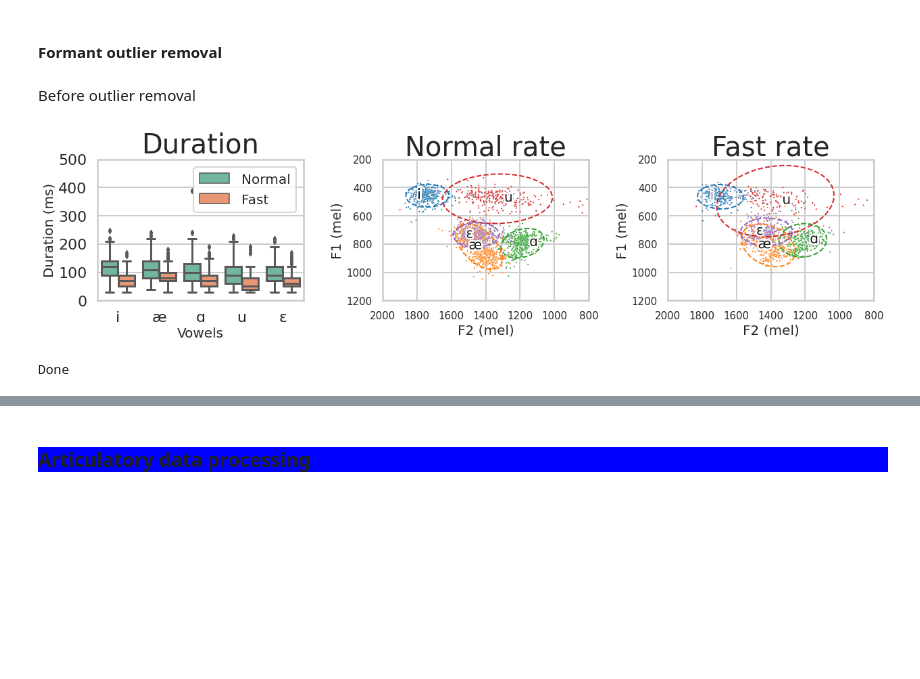
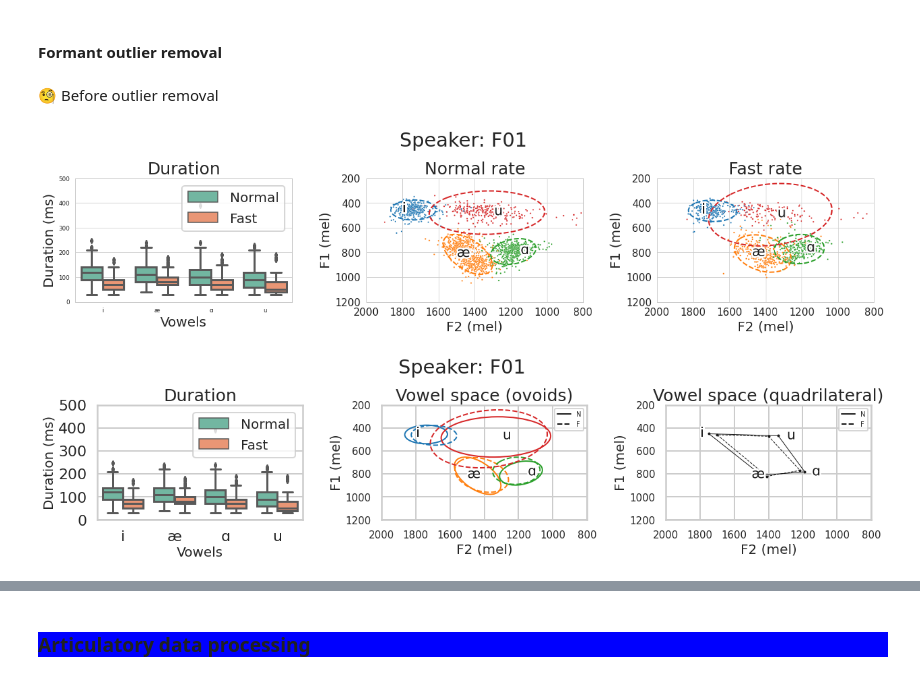
Before and after one commit to jaekookang/Articulatory-Data-Processor, a Jupyter notebook: 1-01_postprocesing.ipynb, the cells around one changed output, grey strips where cells are left out. Saved outputs shown, nothing was run; the diff lists cells and outputs as text; code cells hidden in the pictures; blank space fills up the shorter version.

```diff
--- a/1-01_postprocesing.ipynb
+++ b/1-01_postprocesing.ipynb
@@ -566,50 +570,4 @@ interactive(children=(Dropdown(description='which_spkr', options=('F01', 'F02',
 # %% [markdown]
 #### Formant outlier removal
 # %% [markdown]
-Before outlier removal
+🧐 Before outlier removal
-# %%
-# Plot overall duration and formant patterns for checking
-which_spkr = 'F01'
-which_time = 0.5
-custom_vowels = corner_vowels + ['EH1'] # or corner_vowels
-
-fig, (ax1, ax2, ax3) = plt.subplots(1, 3, figsize=(18, 5), facecolor='white')
-ax1 = plot_duration(ax1, DN, which_spkr, custom_vowels, vowel2ipa)
-ax2 = plot_F1F2_df(ax2, DN.loc[(DN.Speaker==which_spkr)&(DN.Rate=='N')&(DN.TimeAt==which_time)],
-                   vowel_col='Vowel', vowel_list=custom_vowels,
-                   F1_col='F1_mel', F2_col='F2_mel', vowel2ipa=vowel2ipa)
-ax3 = plot_F1F2_df(ax3, DN.loc[(DN.Speaker==which_spkr)&(DN.Rate=='F')&(DN.TimeAt==which_time)],
-                   vowel_col='Vowel', vowel_list=custom_vowels,
-                   F1_col='F1_mel', F2_col='F2_mel', vowel2ipa=vowel2ipa)
-# Titles
-ax2.set_title('Normal rate', fontsize=40);
-ax3.set_title('Fast rate', fontsize=40);
-# %% [output]
-[figure, removed]
-# %%
-if save_again:
-    for which_spkr in tqdm(spkr_list, total=len(spkr_list)):
-        fig, (ax1, ax2, ax3) = plt.subplots(1, 3, figsize=(18, 5), facecolor='white')
-        # Duration
-        ax1 = plot_duration(ax1, DN.loc[DN.Speaker==which_spkr], which_spkr, corner_vowels, vowel2ipa)
-        # F2-F1 at N rate
-        ax2 = plot_F1F2_df(ax2, DN.loc[(DN.Speaker==which_spkr)&(DN.Rate=='N')&(DN.TimeAt==which_time)],
-                           vowel_col='Vowel', vowel_list=corner_vowels,
-                           F1_col=acous_col[0], F2_col=acous_col[1], vowel2ipa=vowel2ipa)
-        ax2.set_title('Normal rate', fontsize=40, y=1.02)
-        # F2-F1 at F rate
-        ax3 = plot_F1F2_df(ax3, DN.loc[(DN.Speaker==which_spkr)&(DN.Rate=='F')&(DN.TimeAt==which_time)],
-                           vowel_col='Vowel', vowel_list=corner_vowels,
-                           F1_col=acous_col[0], F2_col=acous_col[1], vowel2ipa=vowel2ipa)
-        ax3.set_title('Fast rate', fontsize=40, y=1.02)
-
-        # Figure
-        fig.tight_layout()
-        fig.savefig(os.path.join(plot_dir, which_spkr, f'{which_spkr}_before_outlier.png'), bbox_inches="tight")
-        plt.close()
-    del fig
-    print('Done')
-else:
-    print('Skipped')
-# %% [output]
-Done
@@ -615,0 +643,11 @@ Done
+# %%
+# Plot overall duration and formant patterns for checking
+which_spkr = 'F01'
+which_time = 0.5
+custom_vowels = corner_vowels
+
+fig, arr = _plot_dur_vowels(DN, which_spkr, which_time, custom_vowels)
+fig, arr = _plot_dur_vowel_spaces(DN, which_spkr, which_time, custom_vowels)
+# %% [output]
+[figure, added]
+[figure, added]
```
Also changed, not shown: parts of 24 cells of this notebook, 25 other files.
